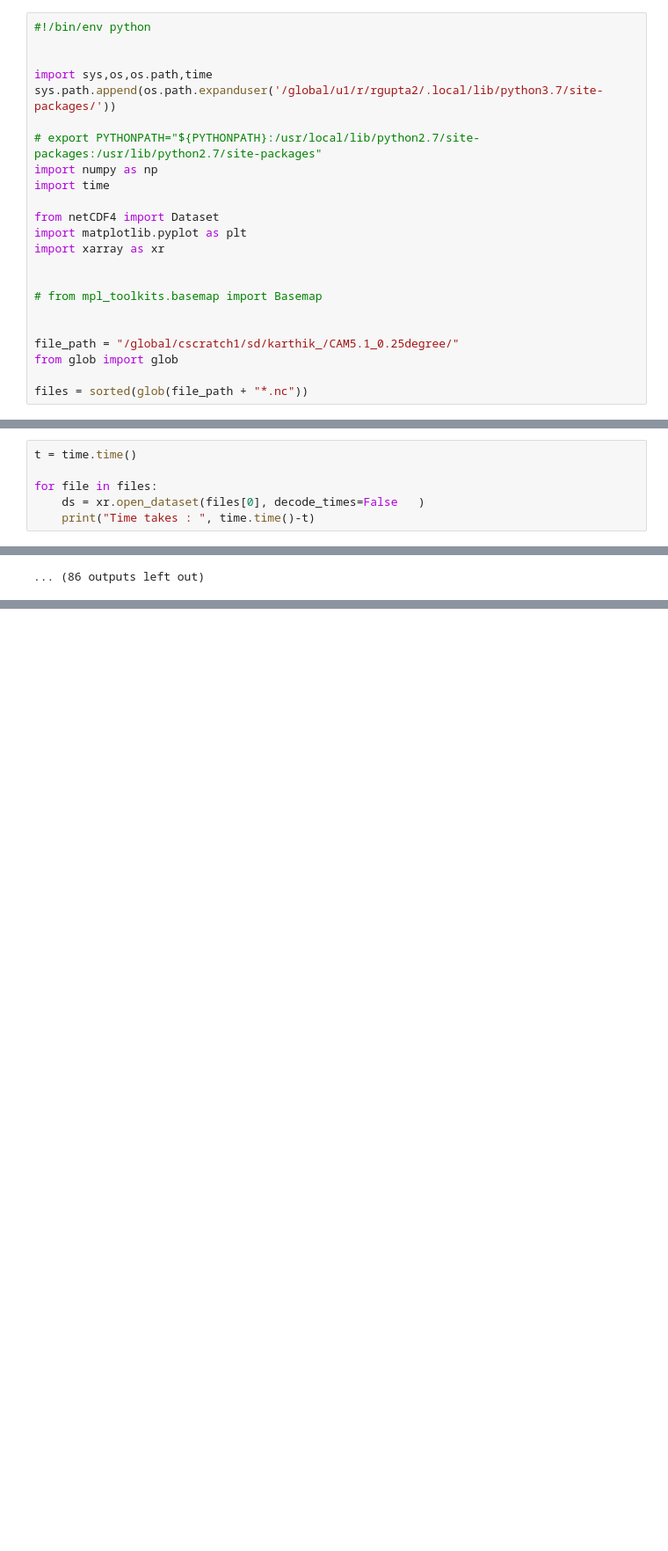
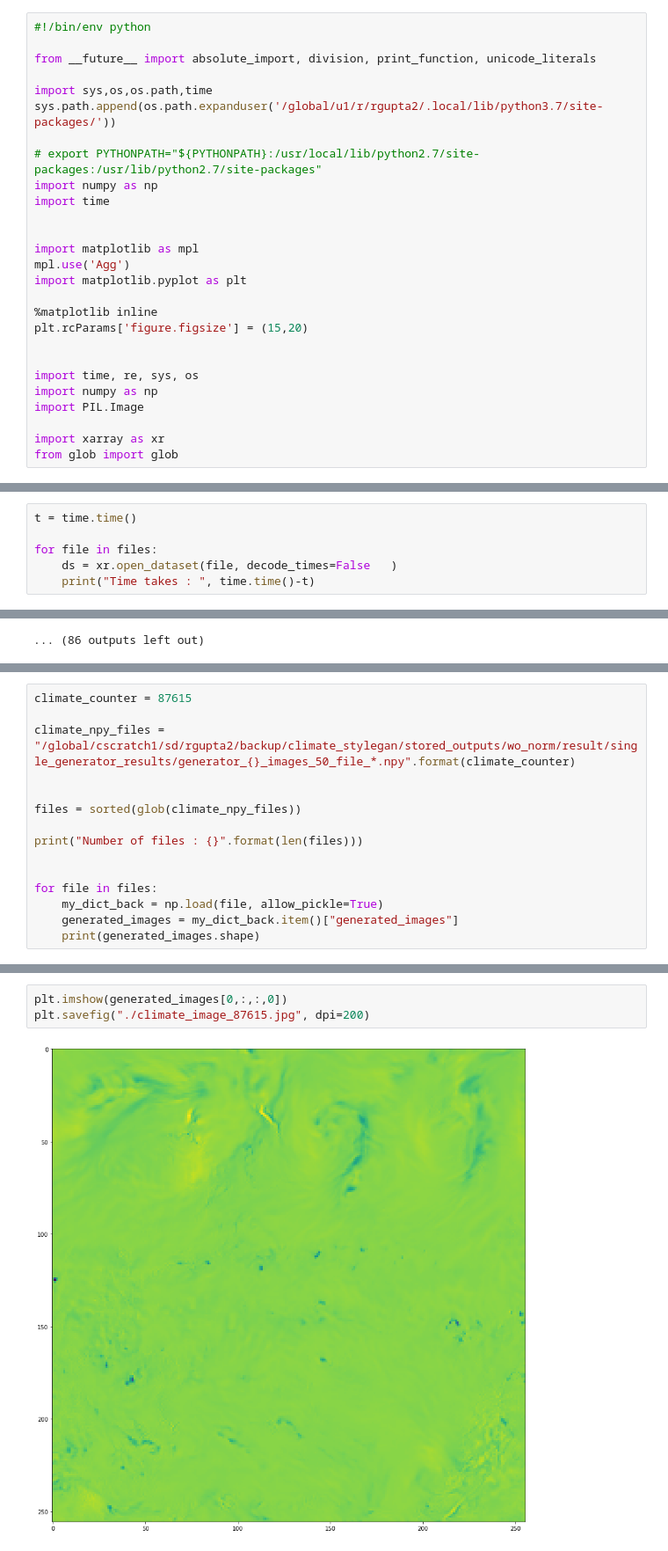
Before and after one commit to rishabh135/climate_stylegan, a Jupyter notebook: jupyter_notebooks/exploring_climate_data.ipynb, the cells around one changed output, grey strips where cells are left out. Shown: that part at 88% size. Drawn from its saved outputs; the diff is of its cells as text; blank space fills up the shorter version.

```diff
--- a/jupyter_notebooks/exploring_climate_data.ipynb
+++ b/jupyter_notebooks/exploring_climate_data.ipynb
@@ -1,6 +1,7 @@
 # %%
 #!/bin/env python
 
+from __future__ import absolute_import, division, print_function, unicode_literals
 
 import sys,os,os.path,time
 sys.path.append(os.path.expanduser('/global/u1/r/rgupta2/.local/lib/python3.7/site-packages/'))
@@ -9,15 +10,18 @@ sys.path.append(os.path.expanduser('/global/u1/r/rgupta2/.local/lib/python3.7/si
 import numpy as np
 import time
 
-from netCDF4 import Dataset
+
+import matplotlib as mpl
+mpl.use('Agg')
 import matplotlib.pyplot as plt
-import xarray as xr
+
+%matplotlib inline
+plt.rcParams['figure.figsize'] = (15,20)
 
 
-# from mpl_toolkits.basemap import Basemap
+import time, re, sys, os
+import numpy as np
+import PIL.Image
 
-
-file_path = "/global/cscratch1/sd/karthik_/CAM5.1_0.25degree/"
+import xarray as xr
 from glob import glob
-
-files = sorted(glob(file_path + "*.nc"))
@@ -30,6 +54,6 @@ print(len(files))
 t = time.time()
 
 for file in files:
-    ds = xr.open_dataset(files[0], decode_times=False	)
+    ds = xr.open_dataset(file, decode_times=False	)
     print("Time takes : ", time.time()-t)
 # %% [output]
@@ -292,0 +350,15 @@ for start_time in range(st_time, end_time, number_of_timesteps):
+# %%
+climate_counter = 87615
+
+climate_npy_files = "/global/cscratch1/sd/rgupta2/backup/climate_stylegan/stored_outputs/wo_norm/result/single_generator_results/generator_{}_images_50_file_*.npy".format(climate_counter)
+
+
+files = sorted(glob(climate_npy_files))
+
+print("Number of files : {}".format(len(files)))
+
+
+for file in files:
+    my_dict_back = np.load(file, allow_pickle=True)
+    generated_images = my_dict_back.item()["generated_images"]
+    print(generated_images.shape)
@@ -292,0 +368,5 @@ for start_time in range(st_time, end_time, number_of_timesteps):
+# %%
+plt.imshow(generated_images[0,:,:,0])
+plt.savefig("./climate_image_87615.jpg", dpi=200)
+# %% [output]
+[figure, added]
```
Also changed, not shown: parts of 7 cells of this notebook, 33 other files.
